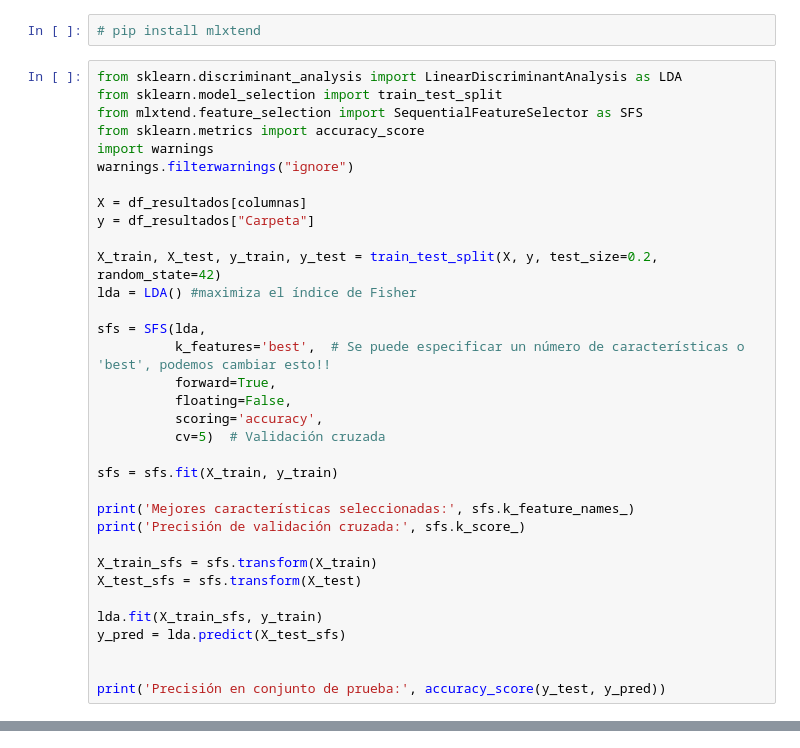
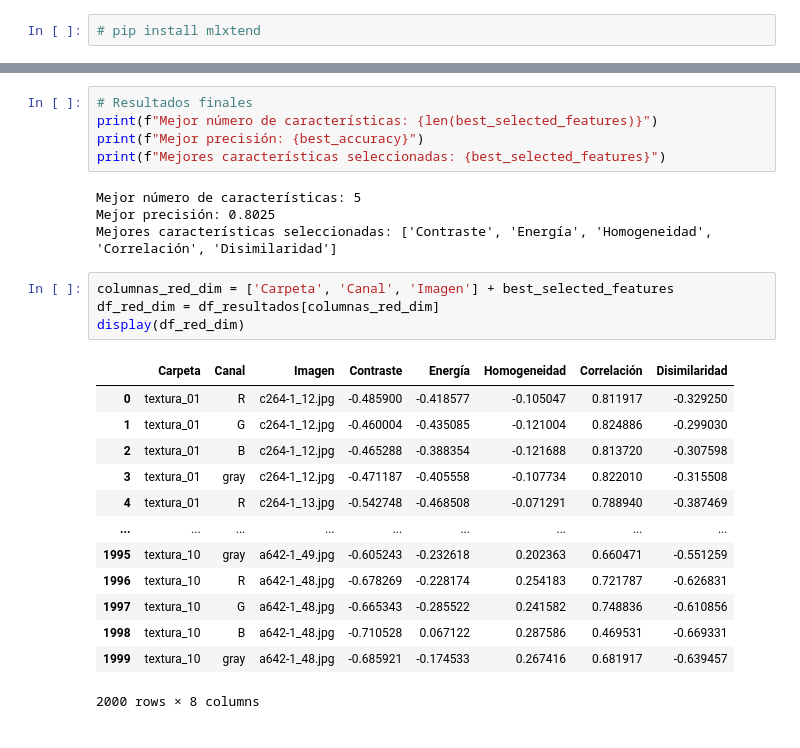
Before and after one commit to Mario-Rivera-A/Tarea3_RPI, a Jupyter notebook: tarea3_Paola_Flores_Mario_RIvera.ipynb, the cells around one changed output, grey strips where cells are left out. Saved outputs shown, nothing was run; the diff lists cells and outputs as text.

Commit message:
Selec de caract segun rubrica

```diff
--- a/tarea3_Paola_Flores_Mario_RIvera.ipynb
+++ b/tarea3_Paola_Flores_Mario_RIvera.ipynb
@@ -175,36 +182,2 @@ display(df_resultados)
 # %%
 # pip install mlxtend
-# %%
-from sklearn.discriminant_analysis import LinearDiscriminantAnalysis as LDA
-from sklearn.model_selection import train_test_split
-from mlxtend.feature_selection import SequentialFeatureSelector as SFS
-from sklearn.metrics import accuracy_score
-import warnings
-warnings.filterwarnings("ignore")
-
-X = df_resultados[columnas]
-y = df_resultados["Carpeta"]
-
-X_train, X_test, y_train, y_test = train_test_split(X, y, test_size=0.2, random_state=42)
-lda = LDA() #maximiza el índice de Fisher
-
-sfs = SFS(lda,
-          k_features='best',  # Se puede especificar un número de características o 'best', podemos cambiar esto!!
-          forward=True,
-          floating=False,
-          scoring='accuracy',
-          cv=5)  # Validación cruzada
-
-sfs = sfs.fit(X_train, y_train)
-
-print('Mejores características seleccionadas:', sfs.k_feature_names_)
-print('Precisión de validación cruzada:', sfs.k_score_)
-
-X_train_sfs = sfs.transform(X_train)
-X_test_sfs = sfs.transform(X_test)
-
-lda.fit(X_train_sfs, y_train)
-y_pred = lda.predict(X_test_sfs)
-
-
-print('Precisión en conjunto de prueba:', accuracy_score(y_test, y_pred))
@@ -215,3 +315,30 @@ Precisión en conjunto de prueba: 0.825
+# %%
+# Resultados finales
+print(f"Mejor número de características: {len(best_selected_features)}")
+print(f"Mejor precisión: {best_accuracy}")
+print(f"Mejores características seleccionadas: {best_selected_features}")
+# %% [output]
+Mejor número de características: 5
+Mejor precisión: 0.8025
+Mejores características seleccionadas: ['Contraste', 'Energía', 'Homogeneidad', 'Correlación', 'Disimilaridad']
+# %%
+columnas_red_dim = ['Carpeta', 'Canal', 'Imagen'] + best_selected_features
+df_red_dim = df_resultados[columnas_red_dim]
+display(df_red_dim)
+# %% [output]
+|  | Carpeta | Canal | Imagen | Contraste | Energía | Homogeneidad | Correlación | Disimilaridad |
+| 0 | textura_01 | R | c264-1_12.jpg | -0.485900 | -0.418577 | -0.105047 | 0.811917 | -0.329250 |
+| 1 | textura_01 | G | c264-1_12.jpg | -0.460004 | -0.435085 | -0.121004 | 0.824886 | -0.299030 |
+| 2 | textura_01 | B | c264-1_12.jpg | -0.465288 | -0.388354 | -0.121688 | 0.813720 | -0.307598 |
+| 3 | textura_01 | gray | c264-1_12.jpg | -0.471187 | -0.405558 | -0.107734 | 0.822010 | -0.315508 |
+| 4 | textura_01 | R | c264-1_13.jpg | -0.542748 | -0.468508 | -0.071291 | 0.788940 | -0.387469 |
+| ... | ... | ... | ... | ... | ... | ... | ... | ... |
+| 1995 | textura_10 | gray | a642-1_49.jpg | -0.605243 | -0.232618 | 0.202363 | 0.660471 | -0.551259 |
+| 1996 | textura_10 | R | a642-1_48.jpg | -0.678269 | -0.228174 | 0.254183 | 0.721787 | -0.626831 |
+| 1997 | textura_10 | G | a642-1_48.jpg | -0.665343 | -0.285522 | 0.241582 | 0.748836 | -0.610856 |
+| 1998 | textura_10 | B | a642-1_48.jpg | -0.710528 | 0.067122 | 0.287586 | 0.469531 | -0.669331 |
+| 1999 | textura_10 | gray | a642-1_48.jpg | -0.685921 | -0.174533 | 0.267416 | 0.681917 | -0.639457 |
+2000 rows × 8 columns
 # %%
 from sklearn.cluster import KMeans
 import matplotlib.pyplot as plt
```
Also changed, not shown: parts of 9 cells of this notebook.
